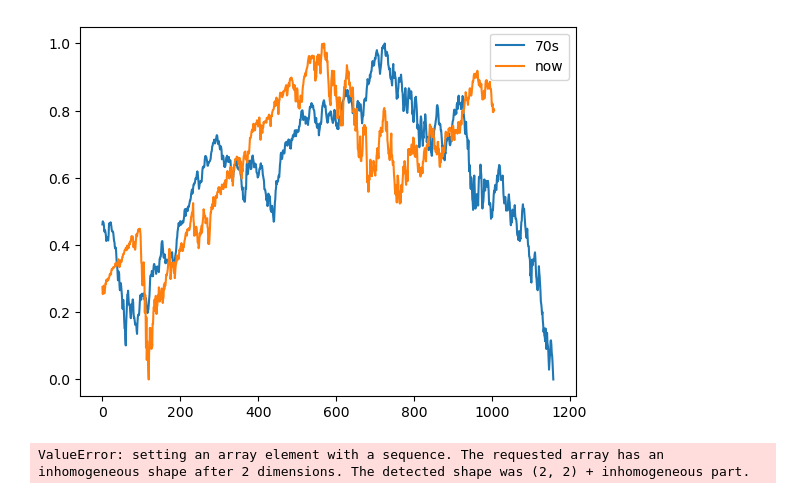
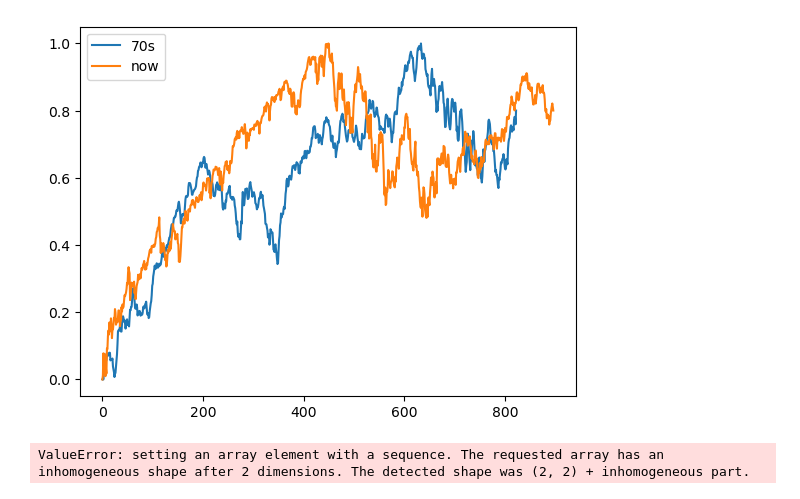
Before and after one commit to sfr9802/saving, a Jupyter notebook: stock market/s&p500.ipynb, the cells around one changed output. Saved outputs shown, nothing was run; the diff lists cells and outputs as text; code cells hidden in the pictures.

```diff
--- a/stock market/s&p500.ipynb
+++ b/stock market/s&p500.ipynb
@@ -18,8 +14,8 @@ Importing the dtw module. When using in academic works please cite:
 # %%
-df_spx_70 = pd.read_csv("spx_70.csv")
-df_spx_now = pd.read_csv("spx_now.csv")
-df_spx_dot = pd.read_csv("spx_dot.csv")
-df_spx_lm = pd.read_csv("spx_lm.csv")
+df_spx_70 = pd.read_csv("^GSPC_1970-07-10.csv")
+df_spx_now = pd.read_csv("^GSPC_2020-03-24.csv")
+df_spx_dot = pd.read_csv("^GSPC_1998-01-01.csv")
+df_spx_lm = pd.read_csv("^GSPC_2004-03-01.csv")
 
 df_vix_lm = pd.read_csv("vix_lm.csv")
 df_vix_dot = pd.read_csv("vix_dot.csv")
@@ -70,10 +117,10 @@ spx lemhan vs now distance =  270.1686510446978
 # %%
-plt.plot(nm_list_spx_70, label='70s')
-plt.plot(nm_list_spx_now, label='now')
+plt.plot(sl_70, label='70s')
+plt.plot(sl_now, label='now')
 plt.legend(ncols=1)
 plt.show()
 # %% [output]
-[figure, old version]
+[figure, new version]
 # %%
 dtw.dtw(nm_nparr_spx_now, nm_nparr_spx_70, keep_internals=True, ).plot(type="twoway")
 # %% [output]
```
Also changed, not shown: parts of 14 cells of this notebook, 24 other files.
